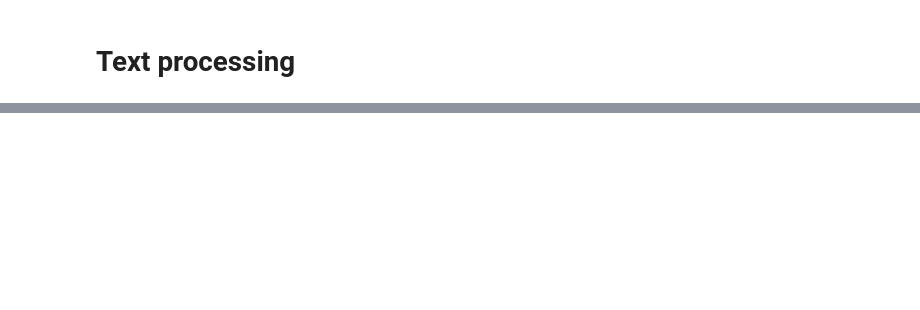
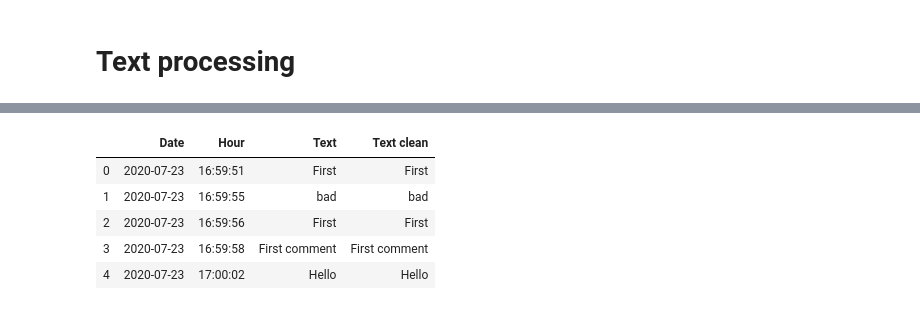
Before and after one commit to SalimAmarti/PS5_vs_XboxSeriesX, a Jupyter notebook: PS5 vs. Xbox Series X.ipynb, the cells around one changed output, grey strips where cells are left out. Cells and saved outputs as stored; diff of their text form; code cells hidden in the pictures; blank space fills up the shorter version.

```diff
--- a/PS5 vs. Xbox Series X.ipynb
+++ b/PS5 vs. Xbox Series X.ipynb
@@ -316,0 +107,9 @@ thnxx
+# %%
+Xbox_data.head()
+# %% [output]
+|  | Date | Hour | Text | Text clean |
+| 0 | 2020-07-23 | 16:59:51 | First | First |
+| 1 | 2020-07-23 | 16:59:55 | bad | bad |
+| 2 | 2020-07-23 | 16:59:56 | First | First |
+| 3 | 2020-07-23 | 16:59:58 | First comment | First comment |
+| 4 | 2020-07-23 | 17:00:02 | Hello | Hello |
```
Also changed, not shown: parts of 55 cells of this notebook.
